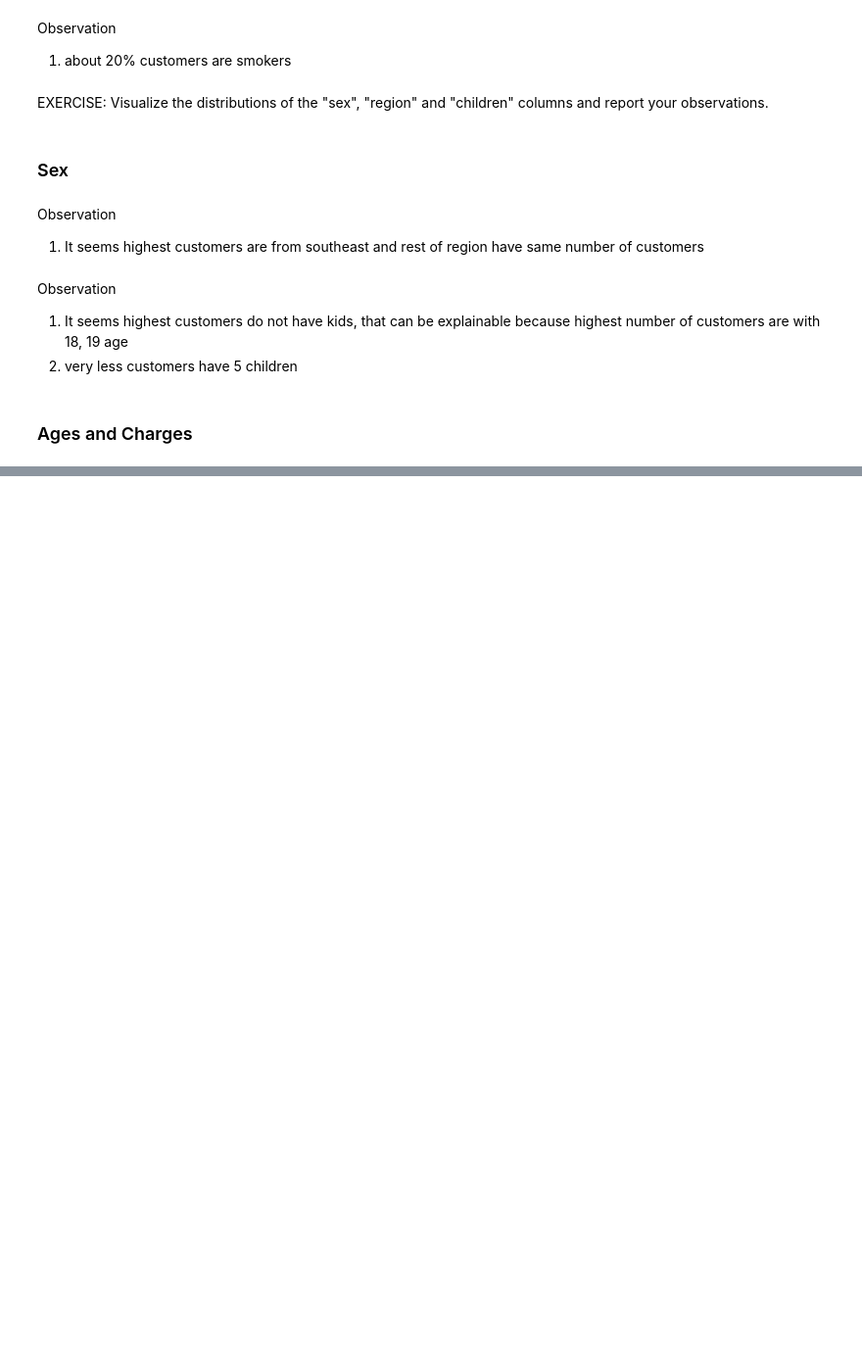
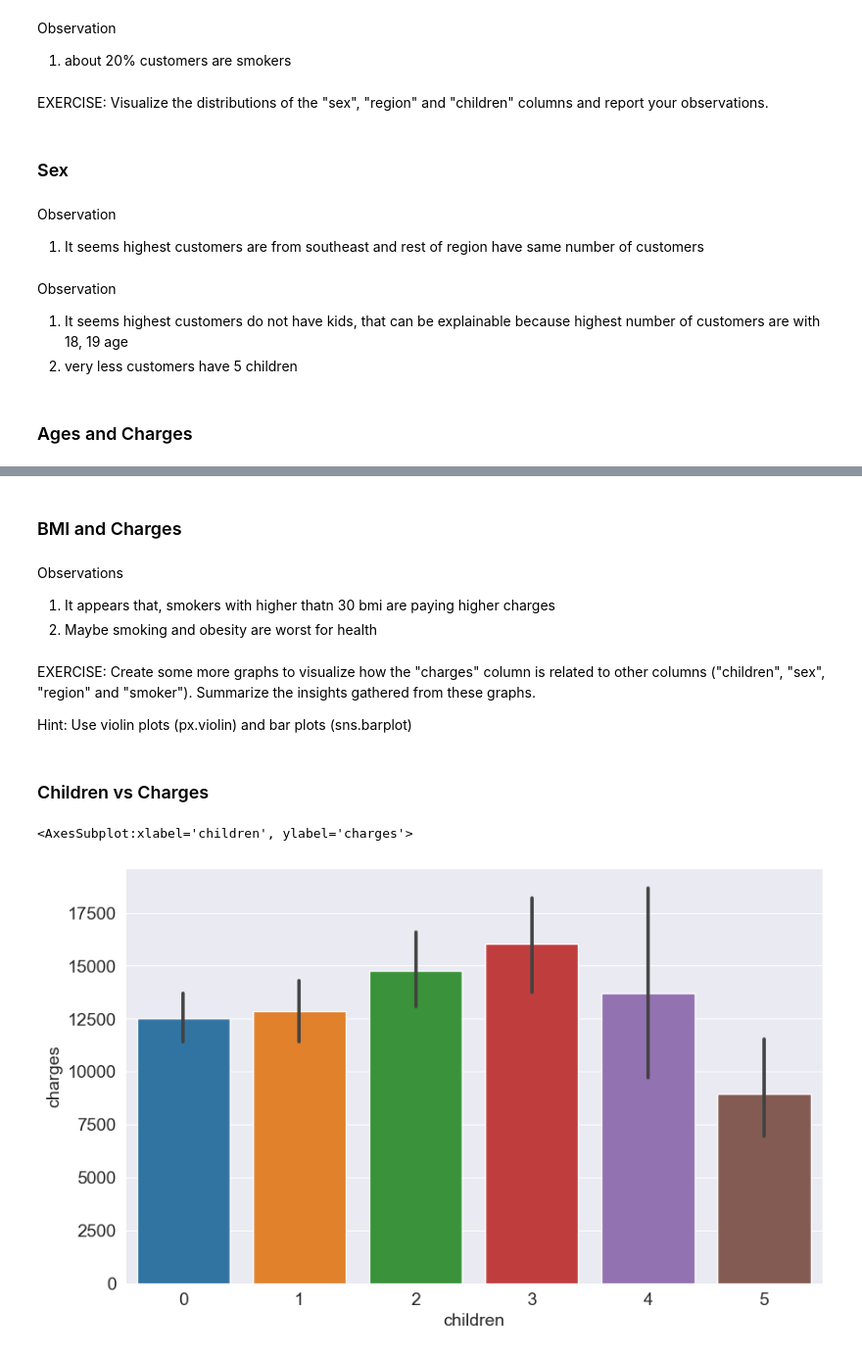
Before and after one commit to vivekpatel99/Machine-Learning-with-Python-Zero-to-GBMs-by-Jovian, a Jupyter notebook: Lesson 1 - Linear Regression with Scikit Learn/Linear Regression with Scikit Learn - Machine Learning with Python.ipynb, the cells around one changed output, grey strips where cells are left out. Shown at 98% size. Drawn from its saved outputs; the diff is of its cells as text; code cells hidden in the pictures; blank space fills up the shorter version.

```diff
--- a/Lesson 1 - Linear Regression with Scikit Learn/Linear Regression with Scikit Learn - Machine Learning with Python.ipynb
+++ b/Lesson 1 - Linear Regression with Scikit Learn/Linear Regression with Scikit Learn - Machine Learning with Python.ipynb
@@ -242,0 +248,2 @@ fig.update_traces(marker_size=7)
+# %% [markdown]
+### BMI and Charges
@@ -242,0 +264,19 @@ fig.update_traces(marker_size=7)
+# %% [markdown]
+Observations
+1. It appears that, smokers with higher thatn 30 bmi are paying higher charges
+2. Maybe smoking and obesity are worst for health
+# %% [markdown]
+EXERCISE: Create some more graphs to visualize how the "charges" column is related to other columns ("children", "sex", "region" and "smoker"). Summarize the insights gathered from these graphs.
+
+Hint: Use violin plots (px.violin) and bar plots (sns.barplot)
+# %% [markdown]
+### Children vs Charges
+# %%
+sns.barplot(
+    X_train,
+    x='children',
+    y=charges_df.charges,
+)
+# %% [output]
+<AxesSubplot:xlabel='children', ylabel='charges'>
+[figure, added]
```
Also changed, not shown: parts of 79 cells of this notebook, 1 other file.
